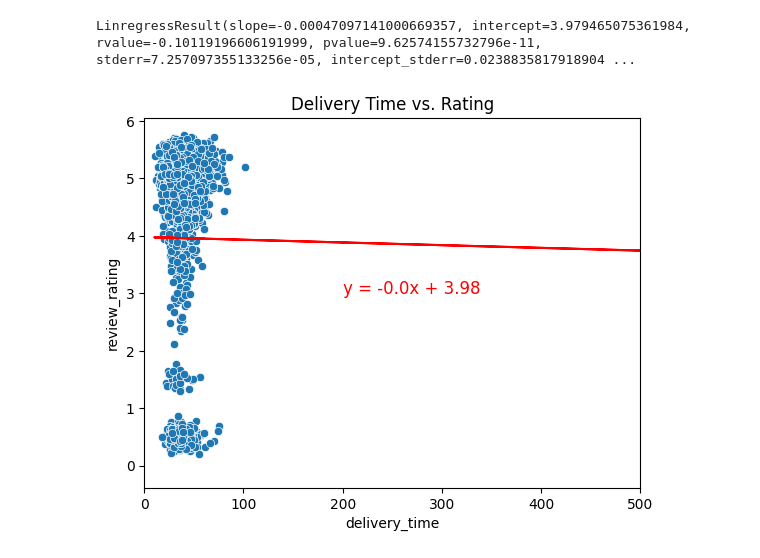
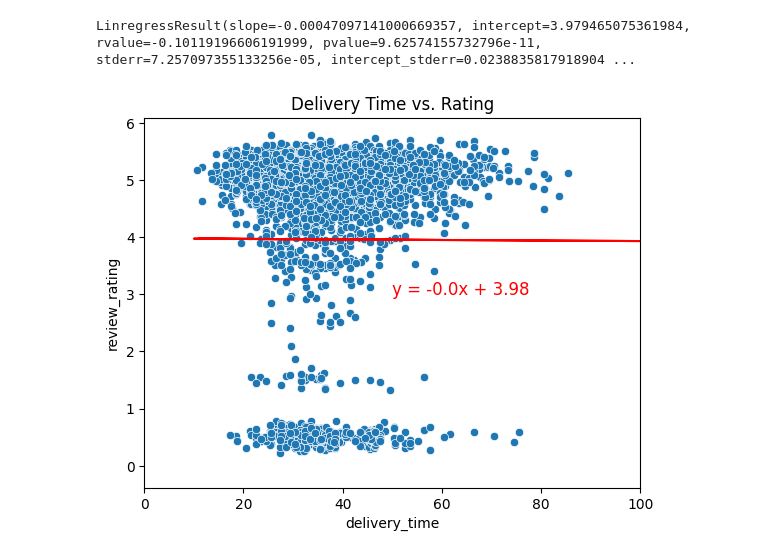
Before and after one commit to CRFitzgerald/Group-7-Data-Project, a Jupyter notebook: analysis_mk.ipynb, the cells around one changed output. Cells and saved outputs as stored; diff of their text form; code cells hidden in the pictures.

Commit message:
set xlim to 100 for graph

```diff
--- a/analysis_mk.ipynb
+++ b/analysis_mk.ipynb
@@ -68,16 +68,16 @@ LinregressResult(slope=-0.00047097141000669357, intercept=3.979465075361984, rva
 # %%
 # plot for delivery time vs. rating for metros combined
 def jitter(values,n):
     return values + np.random.normal(n,0.1,values.shape)
 
 sns.scatterplot(x=jitter(delivery_time, 0.5), y=jitter(rating, 0.5))
 plt.plot(delivery_time,regress_values,"r-")
-plt.annotate(line_eq,(200, 3),fontsize=12,color="red")
+plt.annotate(line_eq,(50, 3),fontsize=12,color="red")
 
 # set x axis limit to 500 to exclude some outliers
-plt.xlim(0,500)
+plt.xlim(0,100)
 
 plt.title("Delivery Time vs. Rating")
 plt.savefig("outputs/scatterplot_output.jpg")
 # %% [output]
-[figure, old version]
+[figure, new version]
```
Also changed, not shown: parts of 4 cells of this notebook, 2 other files.
